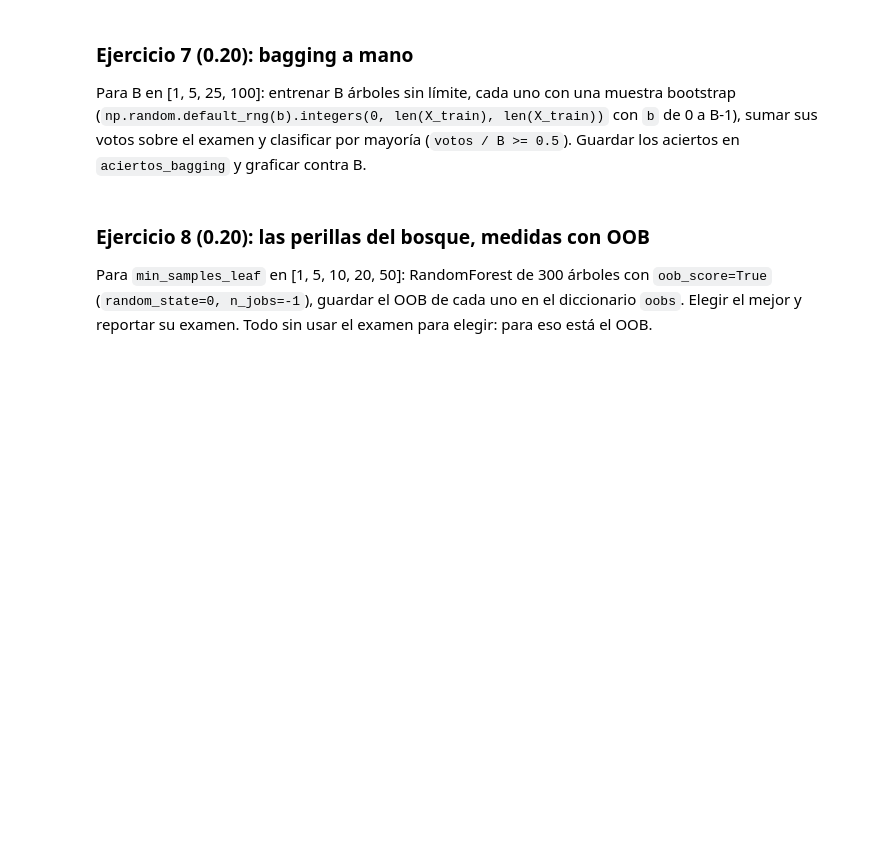
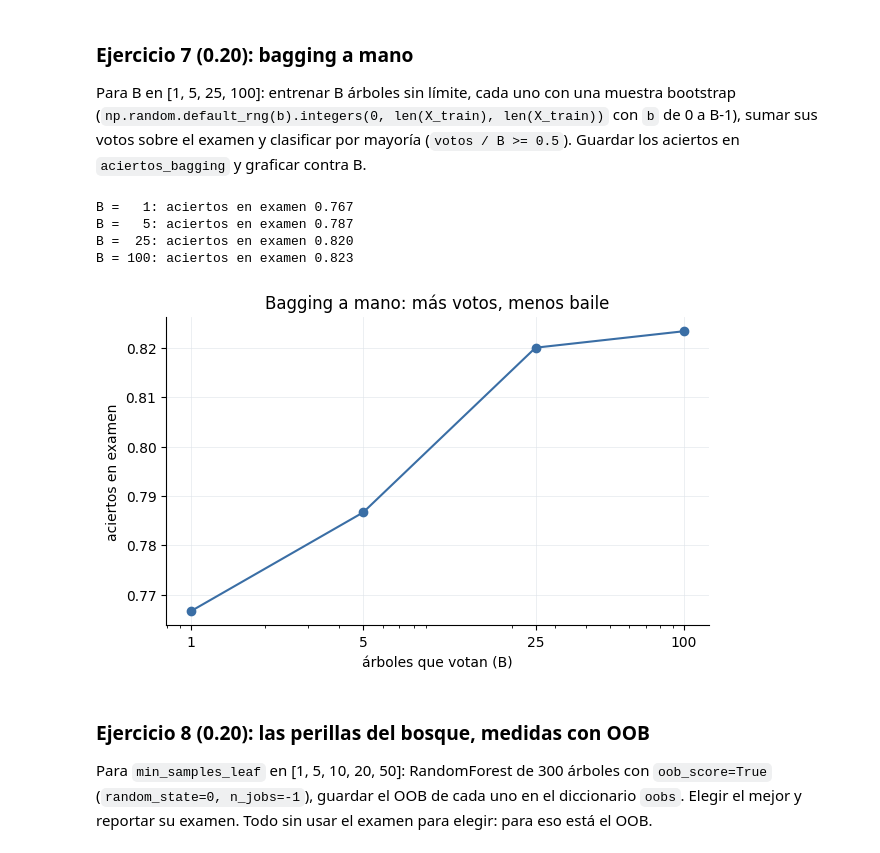
Before and after one commit to Juanda-C7/DataScienceHDT5-Arboles-Seleccion-Bosques, a Jupyter notebook: HDT5.ipynb, the cells around one changed output. Cells and saved outputs as stored; diff of their text form; code cells hidden in the pictures; blank space fills up the shorter version.

```diff
--- a/HDT5.ipynb
+++ b/HDT5.ipynb
@@ -292,3 +284,36 @@ aciertos_bagging = []
+# %%
+cantidades = [1, 5, 25, 100]
+aciertos_bagging = []
+
+for B in cantidades:
+    votos = np.zeros(len(X_test))
+    for b in range(B):
+        idx = np.random.default_rng(b).integers(0, len(X_train), len(X_train))   # bootstrap
+        arbol = DecisionTreeClassifier(random_state=0).fit(X_train.iloc[idx], y_train.iloc[idx])
+        votos += arbol.predict(X_test)
+    pred = (votos / B >= 0.5).astype(int)
+    aciertos_bagging.append((pred == y_test.values).mean())
+    print(f"B = {B:>3}: aciertos en examen {aciertos_bagging[-1]:.3f}")
+
+fig, ax = plt.subplots(figsize=(7, 4))
+ax.plot(cantidades, aciertos_bagging, "o-", color=AZUL)
+ax.set_xscale("log")
+ax.set_xticks(cantidades)
+ax.set_xticklabels(cantidades)
+ax.set_xlabel("árboles que votan (B)")
+ax.set_ylabel("aciertos en examen")
+ax.set_title("Bagging a mano: más votos, menos baile")
+eje_limpio(ax)
+plt.show()
+
+# Verificación (descomentar):
+assert [round(a, 3) for a in aciertos_bagging] == [0.767, 0.787, 0.82, 0.823]
+# %% [output]
+B =   1: aciertos en examen 0.767
+B =   5: aciertos en examen 0.787
+B =  25: aciertos en examen 0.820
+B = 100: aciertos en examen 0.823
+[figure, added]
 # %% [markdown]
 ### Ejercicio 8 (0.20): las perillas del bosque, medidas con OOB
 
```
Also changed, not shown: parts of 9 cells of this notebook.
